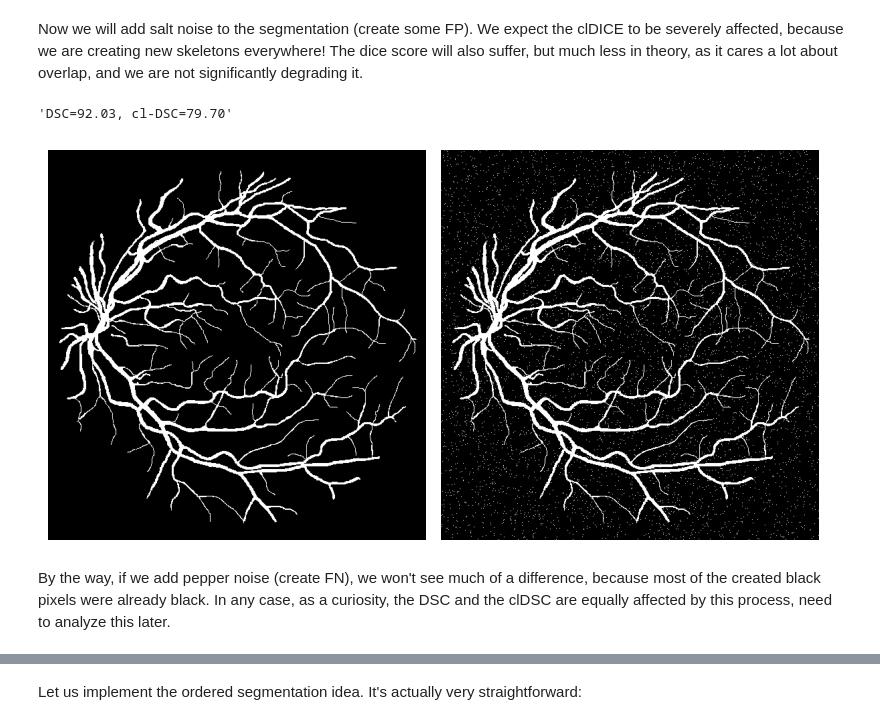
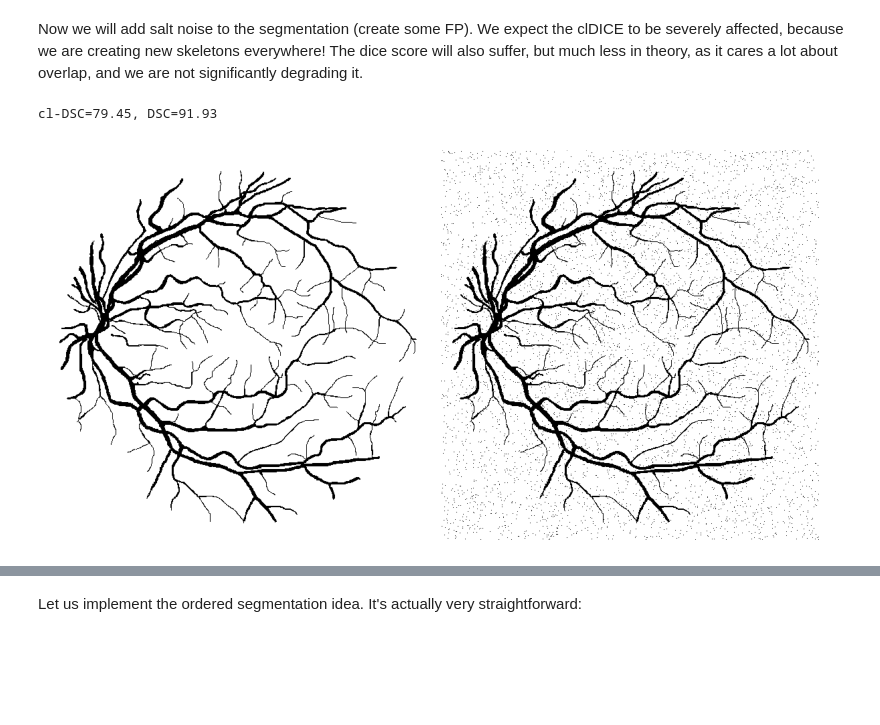
Before and after one commit to agaldran/otm, a Jupyter notebook: motivation.ipynb, the cells around one changed output, grey strips where cells are left out. Drawn from its saved outputs; the diff is of its cells as text; code cells hidden in the pictures; blank space fills up the shorter version.

```diff
--- a/motivation.ipynb
+++ b/motivation.ipynb
@@ -85,19 +85,17 @@ Now we will add salt noise to the segmentation (create some FP). We expect the c
 # %%
 #pred = random_noise(label, mode='s&p', amount=0.035).astype(bool)
 pred = random_noise(label, mode='salt', amount=0.017).astype(bool)
 
 f, a = plt.subplots(ncols=2, figsize=(8,8))
-a[0].imshow(label, cmap='gray')
-a[1].imshow(pred, cmap='gray')
+a[0].imshow(1-label, cmap='gray')
+a[1].imshow(1-pred, cmap='gray')
 for ax in a.flatten(): ax.axis('off')
 plt.tight_layout()
 
 # if we add noise we lose 20% of cldsc but only 10% of cl-DSC
 dsc_score = fast_bin_dice(label, pred)
 cldice = clDice(pred, label)
-'DSC={:.2f}, cl-DSC={:.2f}'.format(100*dsc_score,100*cldice)
+print('cl-DSC={:.2f}, DSC={:.2f}'.format(100*cldice, 100*dsc_score))
 # %% [output]
-'DSC=92.03, cl-DSC=79.70'
+cl-DSC=79.45, DSC=91.93
-[figure, old version]
+[figure, new version]
-# %% [markdown]
-By the way, if we add pepper noise (create FN), we won't see much of a difference, because most of the created black pixels were already black. In any case, as a curiosity, the DSC and the clDSC are equally affected by this process, need to analyze this later.
```
Also changed, not shown: parts of 11 cells of this notebook.
